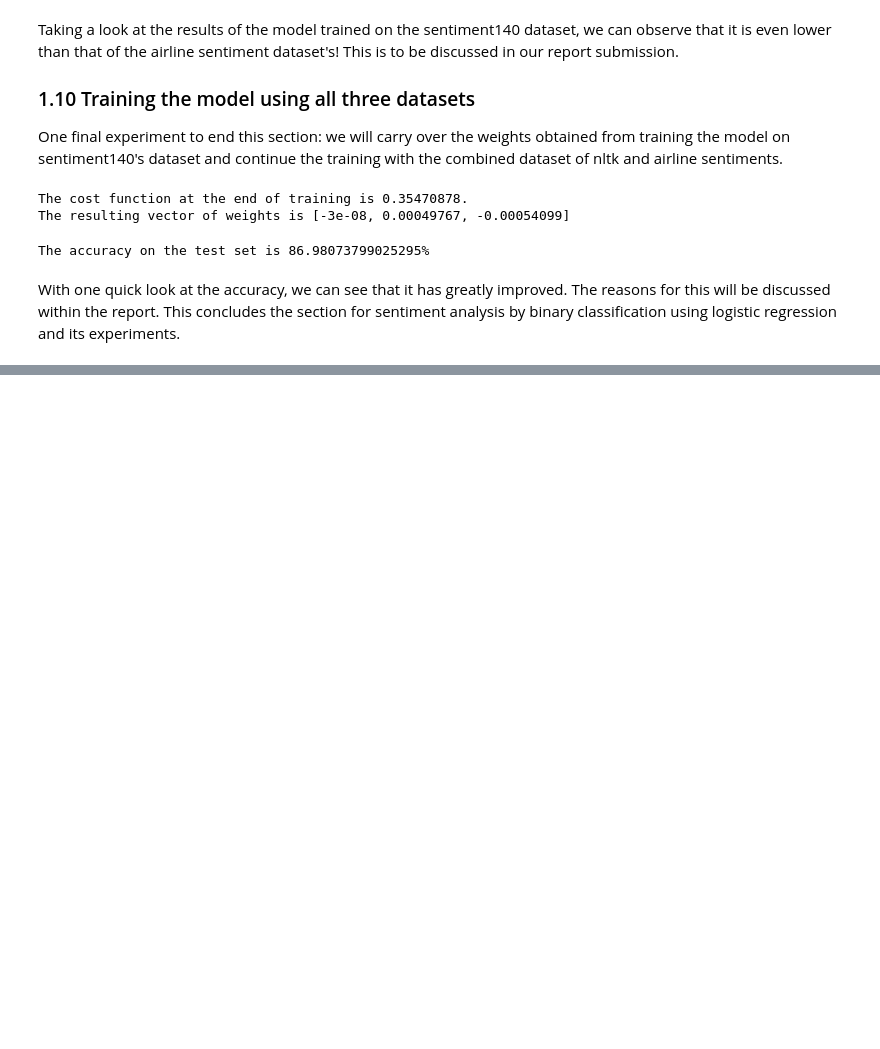
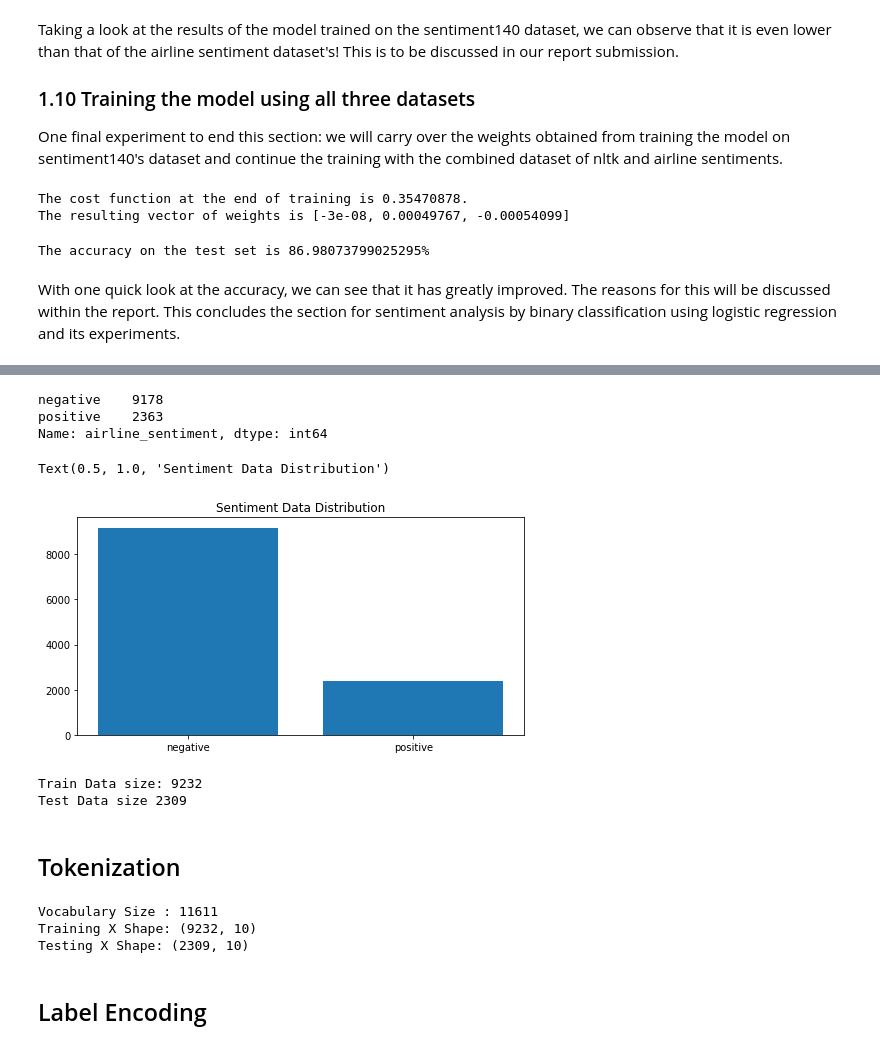
Before and after one commit to lamricky98/comp-432-project, a Jupyter notebook: logistic_regression.ipynb, the cells around one changed output, grey strips where cells are left out. Drawn from its saved outputs; the diff is of its cells as text; code cells hidden in the pictures; blank space fills up the shorter version.

```diff
--- a/logistic_regression.ipynb
+++ b/logistic_regression.ipynb
@@ -842,0 +1266,5 @@ by binary classification using logistic regression and its experiments.
+# %%
+df = pd.read_csv('tweets.csv')
+filtered_df = df[['text','airline_sentiment']]
+print(filtered_df.shape)
+filtered_df.head(5)
@@ -842,0 +1279,5 @@ by binary classification using logistic regression and its experiments.
+# %%
+filtered_df =  filtered_df[filtered_df.airline_sentiment != "neutral"]
+filtered_df = filtered_df.dropna()
+print(filtered_df.shape)
+filtered_df.head(5)
@@ -842,0 +1292,12 @@ by binary classification using logistic regression and its experiments.
+# %%
+val_count = filtered_df.airline_sentiment.value_counts()
+print(val_count)
+plt.figure(figsize=(8,4))
+plt.bar(val_count.index, val_count.values)
+plt.title("Sentiment Data Distribution")
+# %% [output]
+negative    9178
+positive    2363
+Name: airline_sentiment, dtype: int64
+Text(0.5, 1.0, 'Sentiment Data Distribution')
+[figure, added]
@@ -842,0 +1320,32 @@ by binary classification using logistic regression and its experiments.
+# %%
+MAX_NB_WORDS = 100
+MAX_SEQUENCE_LENGTH = 10
+# Splits Dataset into Training and Testing set
+train_data, test_data = train_test_split(filtered_df, test_size=0.2,random_state=7)
+print("Train Data size:", len(train_data))
+print("Test Data size", len(test_data))
+# %% [output]
+Train Data size: 9232
+Test Data size 2309
+# %% [markdown]
+## Tokenization
+# %%
+tokenizer = Tokenizer()
+tokenizer.fit_on_texts(train_data.text)
+
+word_index = tokenizer.word_index
+vocab_size = len(tokenizer.word_index) + 1
+print("Vocabulary Size :", vocab_size)
+x_train = pad_sequences(tokenizer.texts_to_sequences(train_data.text),
+                        maxlen = MAX_SEQUENCE_LENGTH)
+x_test = pad_sequences(tokenizer.texts_to_sequences(test_data.text),
+                       maxlen = MAX_SEQUENCE_LENGTH)
+
+print("Training X Shape:",x_train.shape)
+print("Testing X Shape:",x_test.shape)
+# %% [output]
+Vocabulary Size : 11611
+Training X Shape: (9232, 10)
+Testing X Shape: (2309, 10)
+# %% [markdown]
+## Label Encoding
```
Also changed, not shown: parts of 69 cells of this notebook.
